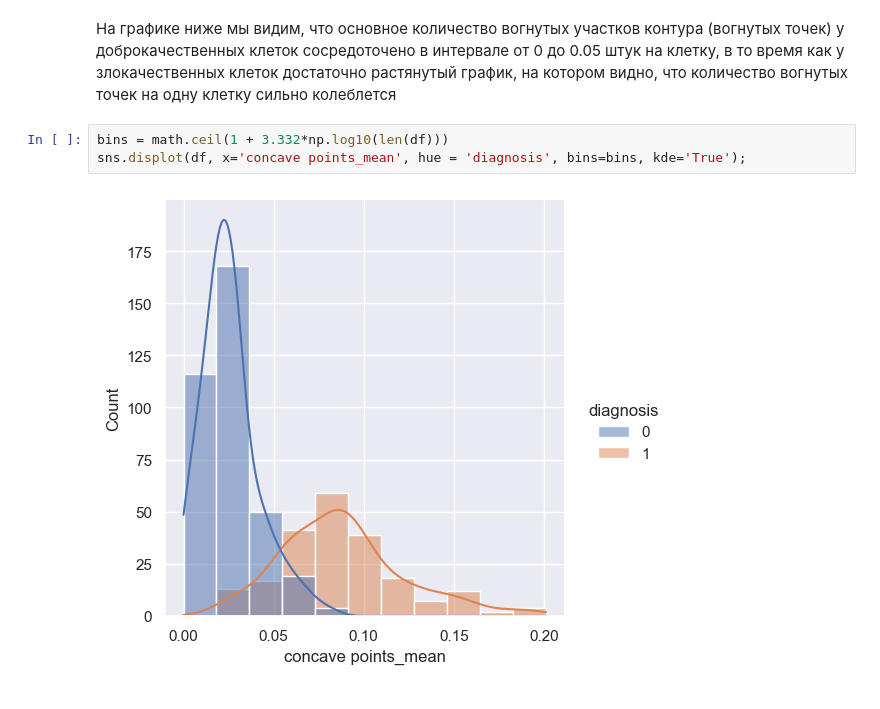
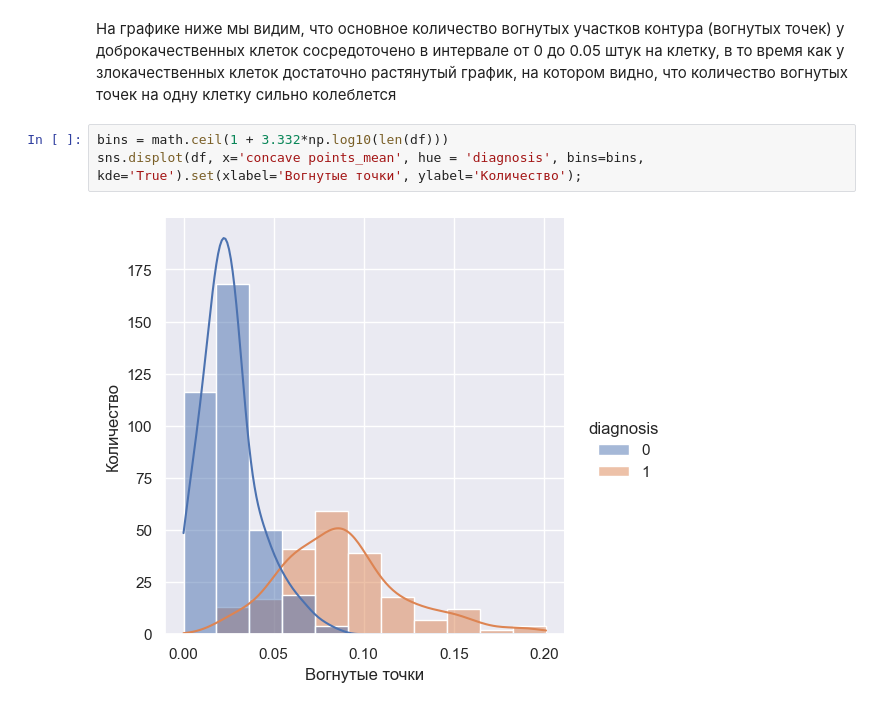
Before and after one commit to Nigota/DBLabsFinalWork, a Jupyter notebook: visualization.ipynb, the cells around one changed output. Drawn from its saved outputs; the diff is of its cells as text.

```diff
--- a/visualization.ipynb
+++ b/visualization.ipynb
@@ -139,6 +143,6 @@ sns.barplot(df, x='diagnosis', y='area_mean').set(xticklabels=["Доброкач
 На графике ниже мы видим, что основное количество вогнутых участков контура (вогнутых точек) у доброкачественных клеток сосредоточено в интервале от 0 до 0.05 штук на клетку, в то время как у злокачественных клеток достаточно растянутый график, на котором видно, что количество вогнутых точек на одну клетку сильно колеблется
 # %%
 bins = math.ceil(1 + 3.332*np.log10(len(df)))
-sns.displot(df, x='concave points_mean', hue = 'diagnosis', bins=bins, kde='True');
+sns.displot(df, x='concave points_mean', hue = 'diagnosis', bins=bins, kde='True').set(xlabel='Вогнутые точки', ylabel='Количество');
 # %% [output]
-[figure, old version]
+[figure, new version]
```
Also changed, not shown: parts of 7 cells of this notebook.
